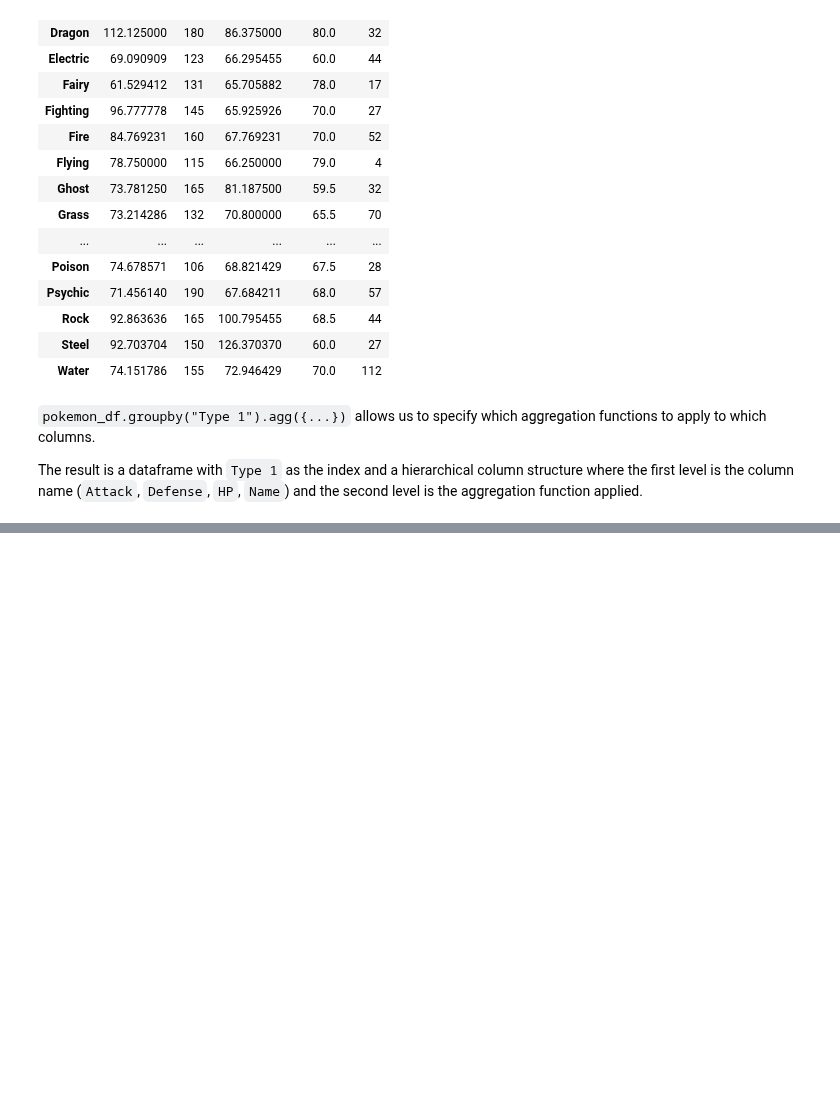
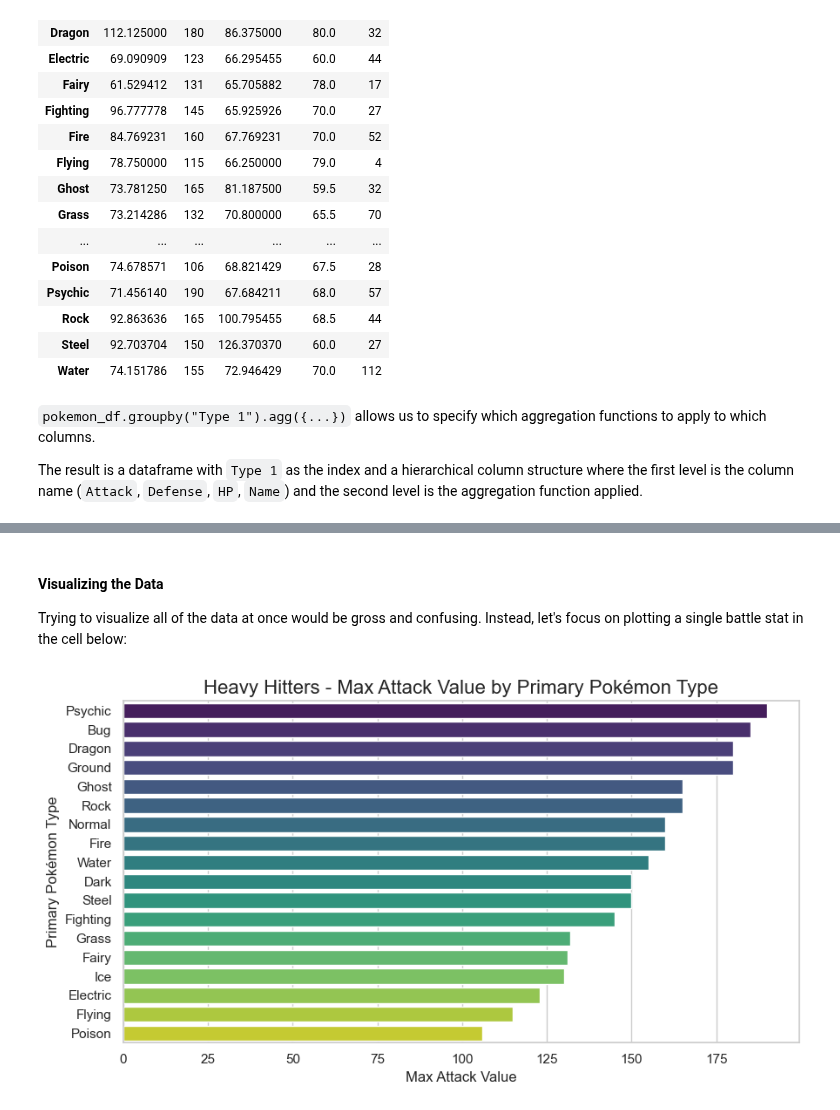
Before and after one commit to michaeltothewilson/data-with-python, a Jupyter notebook: notebooks-completed/08_aggregating_data-pokemon.ipynb, the cells around one changed output, grey strips where cells are left out. Cells and saved outputs as stored; diff of their text form; code cells hidden in the pictures; blank space fills up the shorter version.

```diff
--- a/notebooks-completed/08_aggregating_data-pokemon.ipynb
+++ b/notebooks-completed/08_aggregating_data-pokemon.ipynb
@@ -857,0 +879,12 @@ KeyError: "The following id_vars or value_vars are not present in the DataFrame:
+# %%
+# Rename Columns
+column_dictionary = {("Type 1","" ): "primary type",
+                     "variable_0": "battle stat",
+                     "variable_1": "metric"}
+
+multi_agg_summary_melted.rename(
+    columns=column_dictionary,
+    inplace=True
+)
+
+multi_agg_summary_melted.info()
@@ -858,3 +903,34 @@ KeyError: "The following id_vars or value_vars are not present in the DataFrame:
+# %% [markdown]
+#### Visualizing the Data
+
+Trying to visualize all of the data at once would be gross and confusing. Instead, let's focus on plotting a single battle stat in the cell below:
+# %%
+# Select Data
+mask1 = multi_agg_summary_melted["metric"] == "max"
+mask2 = multi_agg_summary_melted["battle stat"] == "Attack"
+
+max_attack_df = multi_agg_summary_melted[mask1 & mask2].sort_values(by="value",
+                                                           ascending=False)
+# Set Up Figure
+sns.set_theme(style="whitegrid")
+plt.figure(figsize=(9,5))
+
+# Generate Plot
+sns.barplot(
+    data=max_attack_df,
+    y="primary type",
+    x="value",
+    hue="primary type",
+    palette="viridis"
+)
+
+# Customize Figure
+plt.title('Heavy Hitters - Max Attack Value by Primary Pokémon Type', fontsize=16)
+plt.xlabel('Max Attack Value')
+plt.ylabel('Primary Pokémon Type')
+plt.tight_layout()
+# %% [output]
+[figure, added]
 # %% [markdown]
 ## Conclusion
 
```
Also changed, not shown: parts of 9 cells of this notebook.
